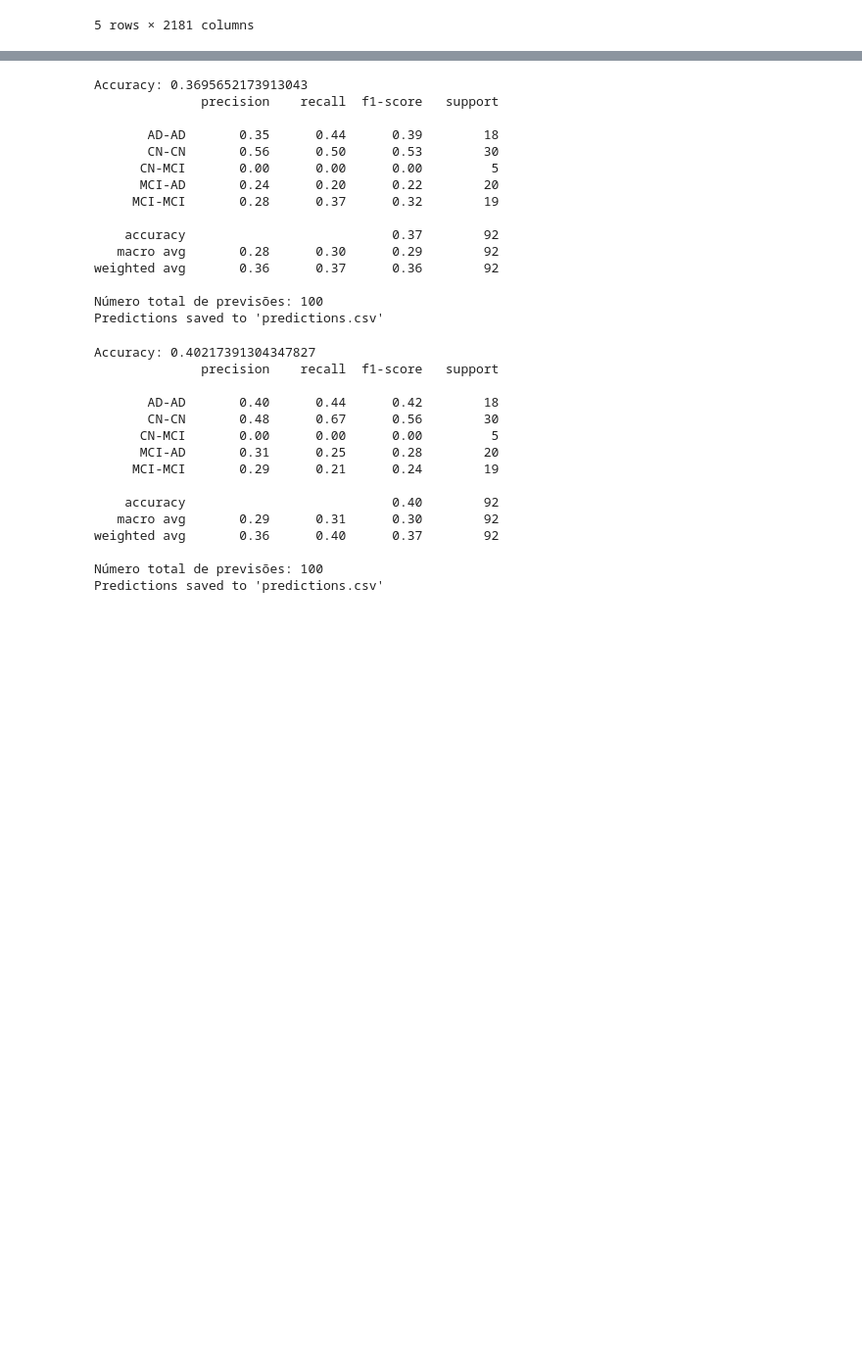
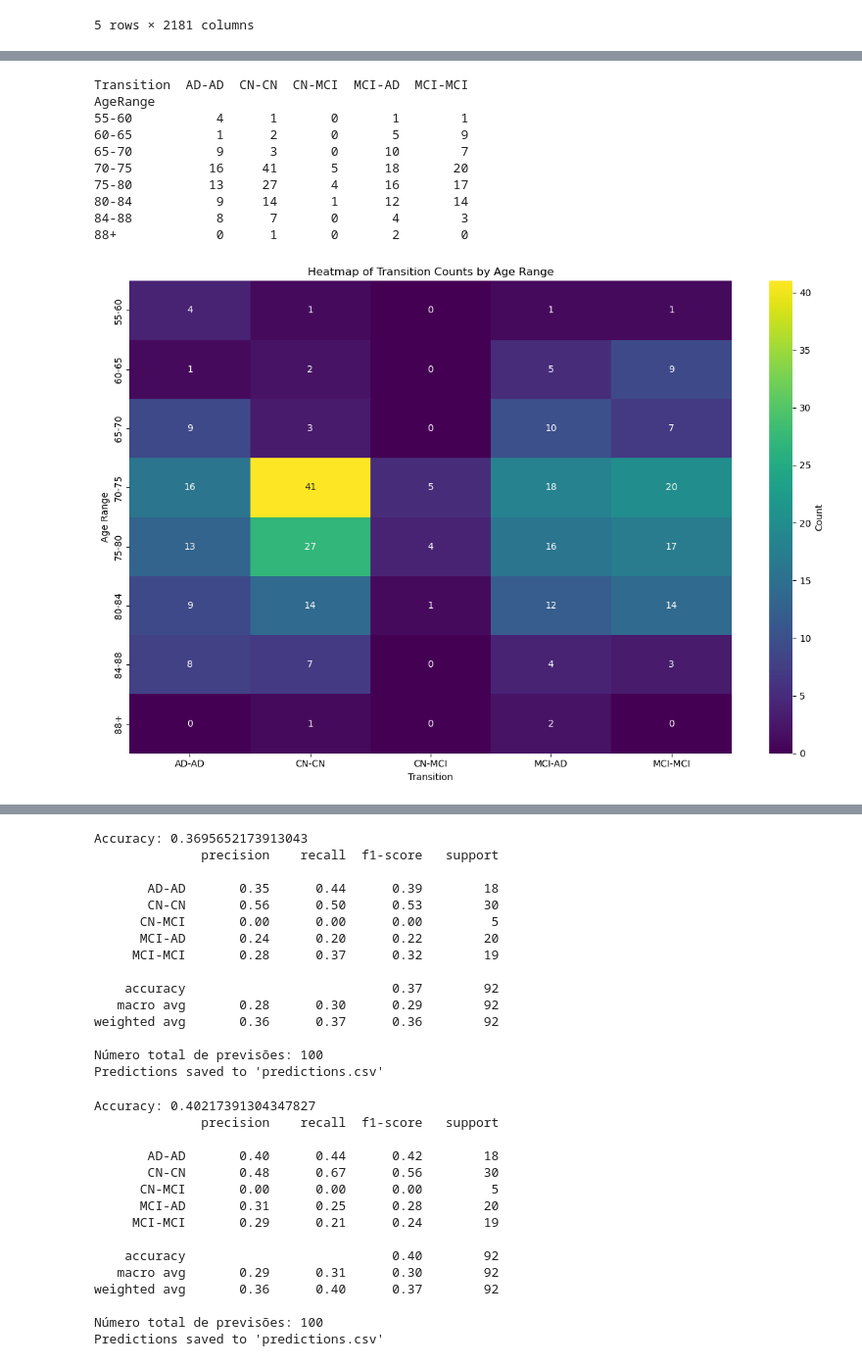
Before and after one commit to Jp1823/Projeto_DAA, a Jupyter notebook: ScriptsDAA/Data_Analysis.ipynb, the cells around one changed output, grey strips where cells are left out. Shown at 98% size. Drawn from its saved outputs; the diff is of its cells as text; code cells hidden in the pictures; blank space fills up the shorter version.

```diff
--- a/ScriptsDAA/Data_Analysis.ipynb
+++ b/ScriptsDAA/Data_Analysis.ipynb
@@ -36,0 +138,23 @@ display(hipp_train)
+# %%
+counts = df.groupby(['AgeRange', 'Transition']).size().unstack(fill_value=0)
+print(counts)
+
+plt.figure(figsize=(12, 8))
+sns.heatmap(counts, annot=True, fmt='d', cmap='viridis', cbar_kws={'label': 'Count'})
+plt.title('Heatmap of Transition Counts by Age Range')
+plt.xlabel('Transition')
+plt.ylabel('Age Range')
+plt.tight_layout()
+plt.show()
+# %% [output]
+Transition  AD-AD  CN-CN  CN-MCI  MCI-AD  MCI-MCI
+AgeRange
+55-60           4      1       0       1        1
+60-65           1      2       0       5        9
+65-70           9      3       0      10        7
+70-75          16     41       5      18       20
+75-80          13     27       4      16       17
+80-84           9     14       1      12       14
+84-88           8      7       0       4        3
+88+             0      1       0       2        0
+[figure, added]
```
Also changed, not shown: parts of 17 cells of this notebook, 5 other files.
